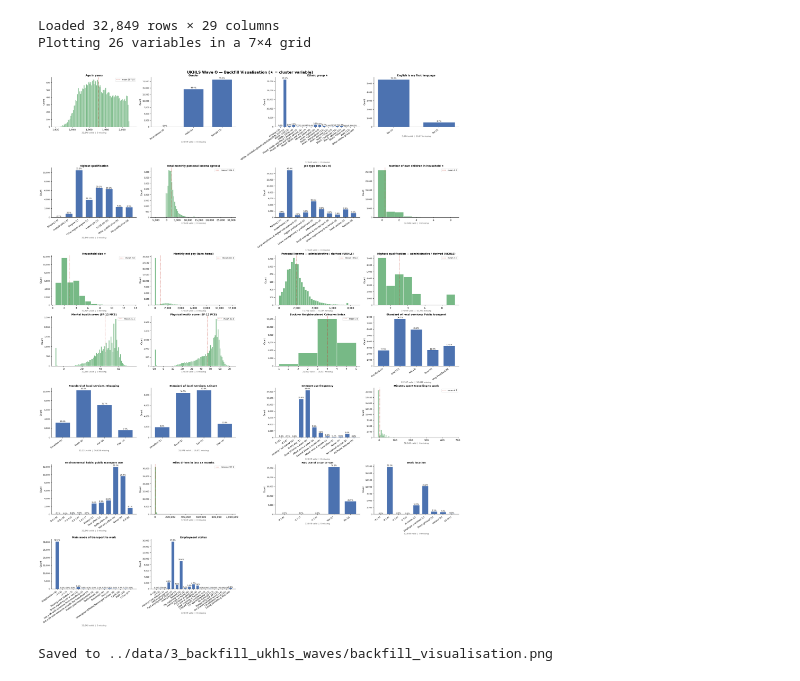
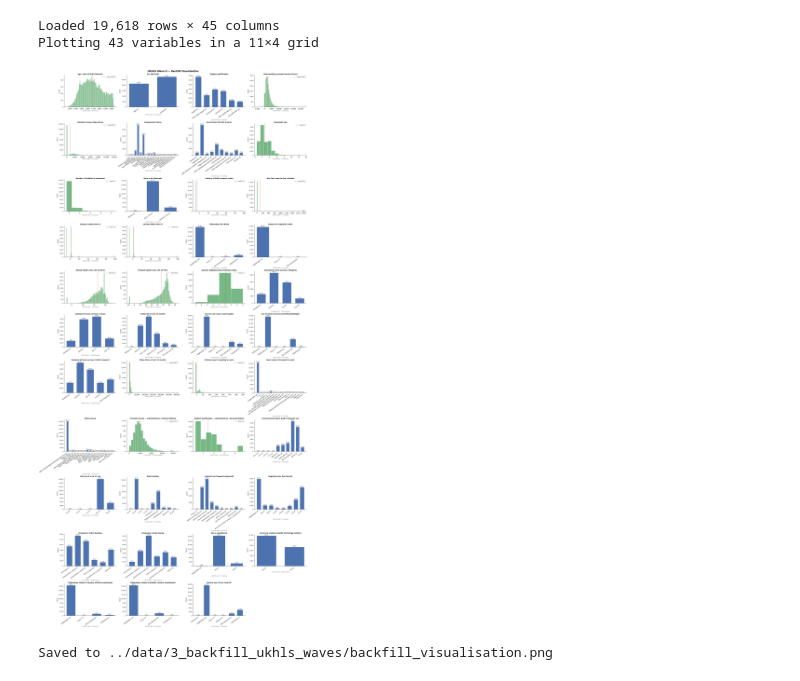
Before and after one commit to jimmytidey/sipher_personas, a Jupyter notebook: data_pipeline/3_visualise_backfill.ipynb, the cells around one changed output. Saved outputs shown, nothing was run; the diff lists cells and outputs as text; code cells hidden in the pictures.

Commit message:
expanding number of variables

```diff
--- a/data_pipeline/3_visualise_backfill.ipynb
+++ b/data_pipeline/3_visualise_backfill.ipynb
@@ -47,7 +47,6 @@ for base_code, var_def in VARIABLES.items():
         label        = var_def["label"],
         is_cat       = var_def["categorical"],
         categories   = var_def["categories"],
-        is_cluster   = var_def["cluster"],
         clip         = var_def.get("clip"),       # upper bound or None
         floor        = var_def.get("floor"),      # lower bound or None
         bin_width    = var_def.get("bin_width"),  # fixed histogram bin width or None
@@ -73,8 +72,7 @@ for idx, spec in enumerate(plot_specs):
     # Always work with a plain numeric series to avoid Categorical setitem errors
     data = pd.to_numeric(df[col], errors="coerce")
 
-    flag      = " ★" if spec["is_cluster"] else ""
-    title     = spec["label"] + flag
+    title     = spec["label"]
     n_valid   = data.notna().sum()
     n_missing = data.isna().sum()
     subtitle  = f"{n_valid:,} valid  |  {n_missing:,} missing"
@@ -112,35 +110,35 @@ for idx, spec in enumerate(plot_specs):
             bin_width = spec["bin_width"]
             if bin_width is not None:
                 bins = np.arange(val_min, val_max + bin_width, bin_width)
             elif ((vals % 1) == 0).all() and val_max - val_min <= 120:
                 bins = np.arange(val_min - 0.5, val_max + 1.5, 1)
             else:
                 bins = min(80, max(20, len(vals) // 300))
             ax.hist(vals, bins=bins, color=HIST_COLOR, edgecolor="white", alpha=0.8)
             ax.axvline(vals.mean(), color="#c0392b", linestyle="--", linewidth=1,
                        label=f"mean {vals.mean():.1f}")
             ax.xaxis.set_major_formatter(mticker.FuncFormatter(lambda x, _: f"{x:,.0f}"))
             ax.yaxis.set_major_formatter(mticker.FuncFormatter(lambda x, _: f"{int(x):,}"))
             ax.legend(fontsize=8, framealpha=0.6)
             ax.set_ylabel("Count", fontsize=9)
 
     ax.set_title(title, fontsize=10, fontweight="bold", pad=4)
     ax.set_xlabel(subtitle, fontsize=8, labelpad=3, color="#555")
     ax.tick_params(axis="y", labelsize=8)
     ax.spines[["top", "right"]].set_visible(False)
 
 for unused_ax in axes_flat[n_plots:]:
     unused_ax.set_visible(False)
 
 fig.suptitle(
-    f"UKHLS Wave {WAVE.upper()} — Backfill Visualisation (★ = cluster variable)",
+    f"UKHLS Wave {WAVE.upper()} — Backfill Visualisation",
     fontsize=15, fontweight="bold", y=1.005,
     )
 plt.savefig("../data/3_backfill_ukhls_waves/backfill_visualisation.png", dpi=150, bbox_inches="tight")
 plt.show()
 print("Saved to ../data/3_backfill_ukhls_waves/backfill_visualisation.png")
 # %% [output]
-Loaded 32,849 rows × 29 columns
-Plotting 26 variables in a 7×4 grid
+Loaded 19,618 rows × 45 columns
+Plotting 43 variables in a 11×4 grid
-[figure, old version]
+[figure, new version]
 Saved to ../data/3_backfill_ukhls_waves/backfill_visualisation.png
```
Also changed, not shown: 35 other files.
